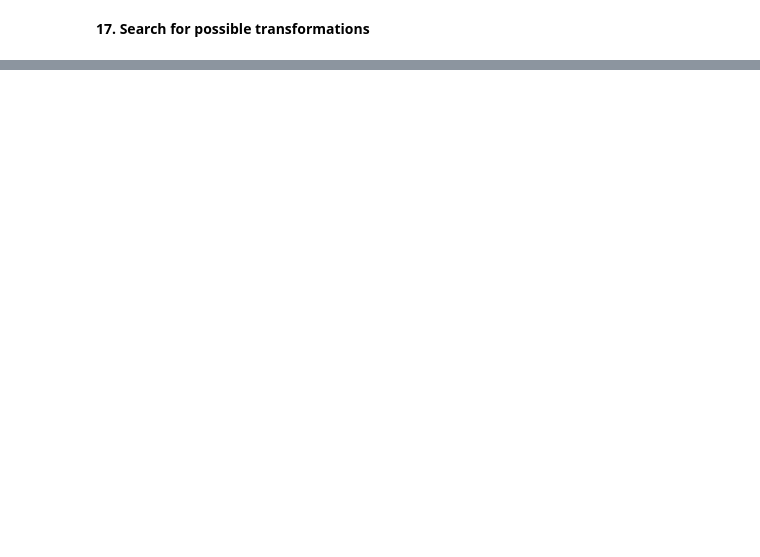
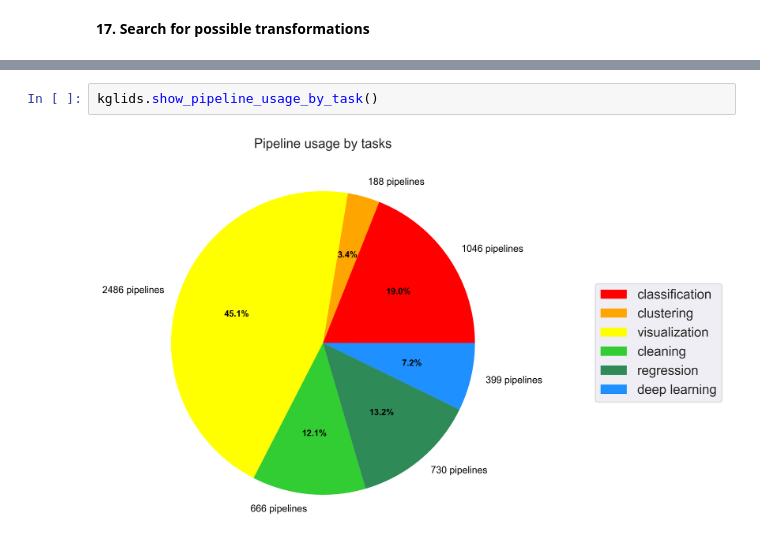
Before and after one commit to CoDS-GCS/kglids, a Jupyter notebook: KGLiDS_notebook.ipynb, the cells around one changed output, grey strips where cells are left out. Drawn from its saved outputs; the diff is of its cells as text; blank space fills up the shorter version.

```diff
--- a/KGLiDS_notebook.ipynb
+++ b/KGLiDS_notebook.ipynb
@@ -387,2 +387,6 @@ kglids.recommend_transformations()
 | 43 | sklearn.preprocessing.MinMaxScaler | Heart Disease - Binary Classifica... | heart_disease_health_indicators_B... | alexteboul.heart-disease-health-i... |
 | 44 | sklearn.preprocessing.LabelEncoder | Mushroom Classification using Gen... | mushrooms.csv | uciml.mushroom-classification |
+# %%
+kglids.show_pipeline_usage_by_task()
+# %% [output]
+[figure, added]
```
Also changed, not shown: parts of 2 cells of this notebook, 2 other files.
